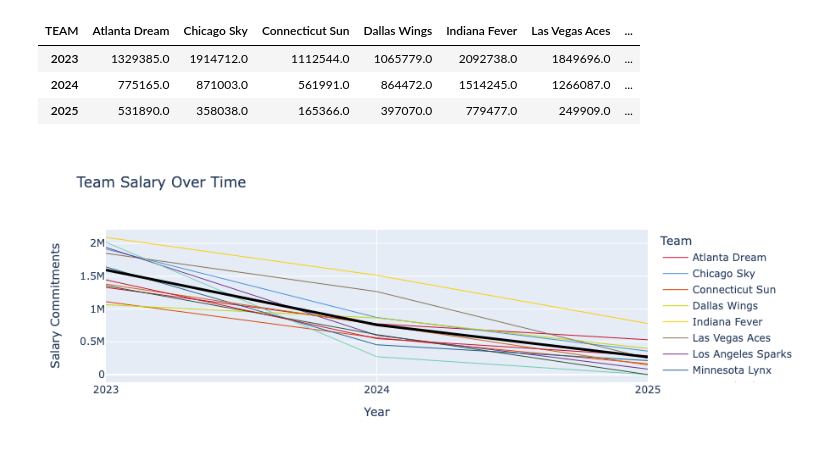
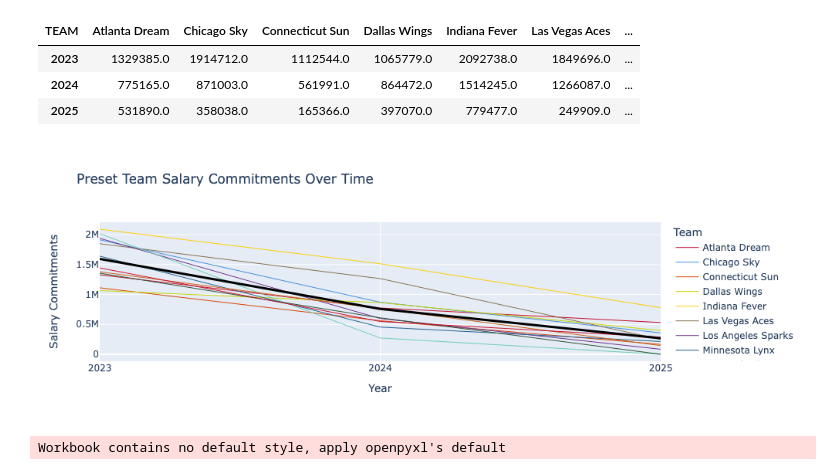
Before and after one commit to NC25/lynx-repo, a Jupyter notebook: EDA.ipynb, the cells around one changed output. Drawn from its saved outputs; the diff is of its cells as text; code cells hidden in the pictures.

```diff
--- a/EDA.ipynb
+++ b/EDA.ipynb
@@ -117,11 +117,11 @@ color_sequence = ["#C8102E",
                   "#C8102E",
                   "black"]
 # %%
-fig = px.line(grouped, title="Team Salary Over Time", x= grouped.index, y=grouped.columns[:], labels={'index': 'Year', 'value':'Salary Commitments', 'variable': 'Team'}, color_discrete_sequence=color_sequence)
+fig = px.line(grouped, title="Present Team Salary Commitments Over Time", x= grouped.index, y=grouped.columns[:], labels={'index': 'Year', 'value':'Salary Commitments', 'variable': 'Team'}, color_discrete_sequence=color_sequence)
 for n in range(12):
     fig['data'][n]['line']['width']=1
 fig['data'][12]['line']['width']=3
 # Show plot
 fig.show()
 # %% [output]
-[figure, old version]
+[figure, new version]
@@ -129,0 +128,28 @@ copy = merged.copy().iloc[0]
+# %%
+def data_cleaning(df):
+    copy = df.copy()
+    copy.columns = copy.iloc[1, :]
+    copy = copy.drop([0, 1], axis = 0).reset_index(drop = True)
+    return copy.iloc[:len(copy)-5, :]
+
+
+
+teams = ["ATL", "CHI", "CON", "DAL", "IND", "LVA", "LAS", "MIN", "NYL", "PHO", "SEA", "WAS"]
+
+xlxs_years = {}
+for year in np.arange(2014, 2022, 1):
+    xlxs_years[year] = pd.ExcelFile("historical-data/" + str(year) + ".xlsx")
+
+team_stats = pd.DataFrame()
+for team in teams:
+    data = []
+    for year in np.arange(2014, 2022, 1):
+        year_sheet = xlxs_years[year]
+        team_year_data_uncleaned = pd.read_excel(year_sheet, team)
+        team_year_data = data_cleaning(team_year_data_uncleaned)
+        data += [team_year_data[year]]
+    team_stats = pd.concat([team_stats, pd.DataFrame(pd.DataFrame(data).T.fillna(0).sum(), columns = [team])], axis = 1)
+
+    pd.concat([hist_team_stats, pd.DataFrame(pd.DataFrame(data).T.fillna(0).sum(), columns=[full_team_names[team]])], axis=1)
+# %% [output]
+Workbook contains no default style, apply openpyxl's default
```
Also changed, not shown: parts of 2 cells of this notebook, 1 other file.
